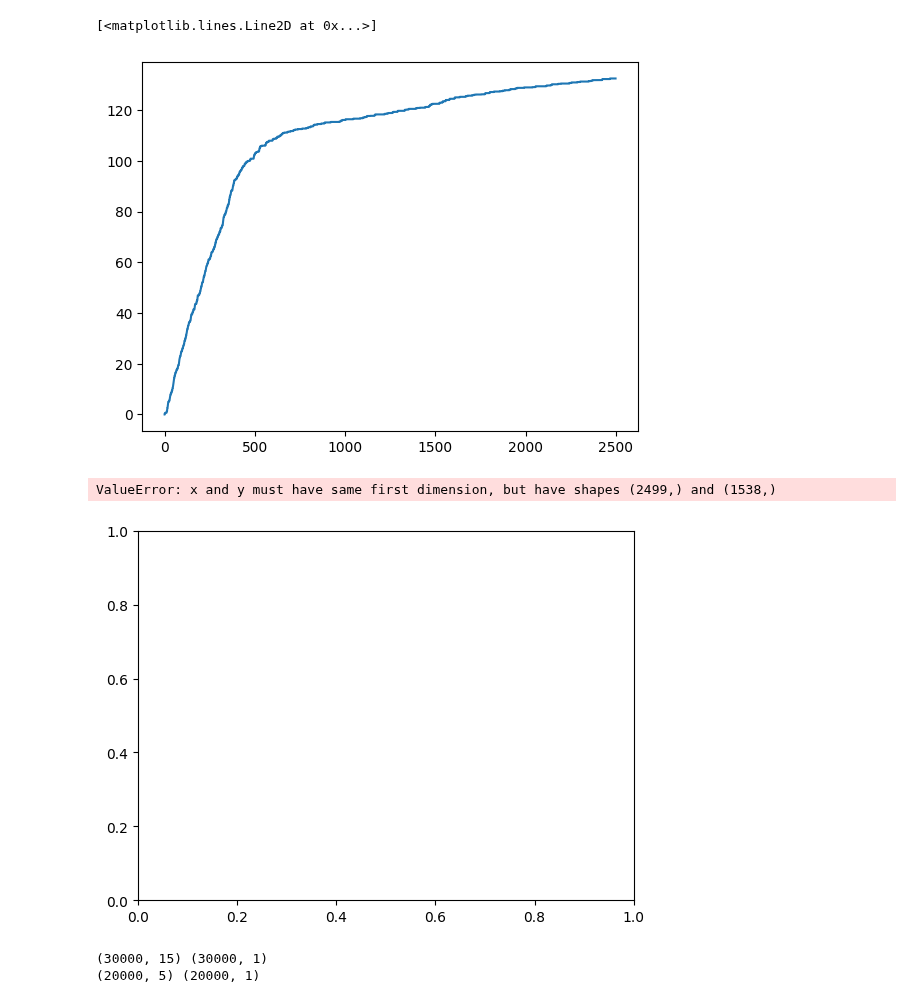
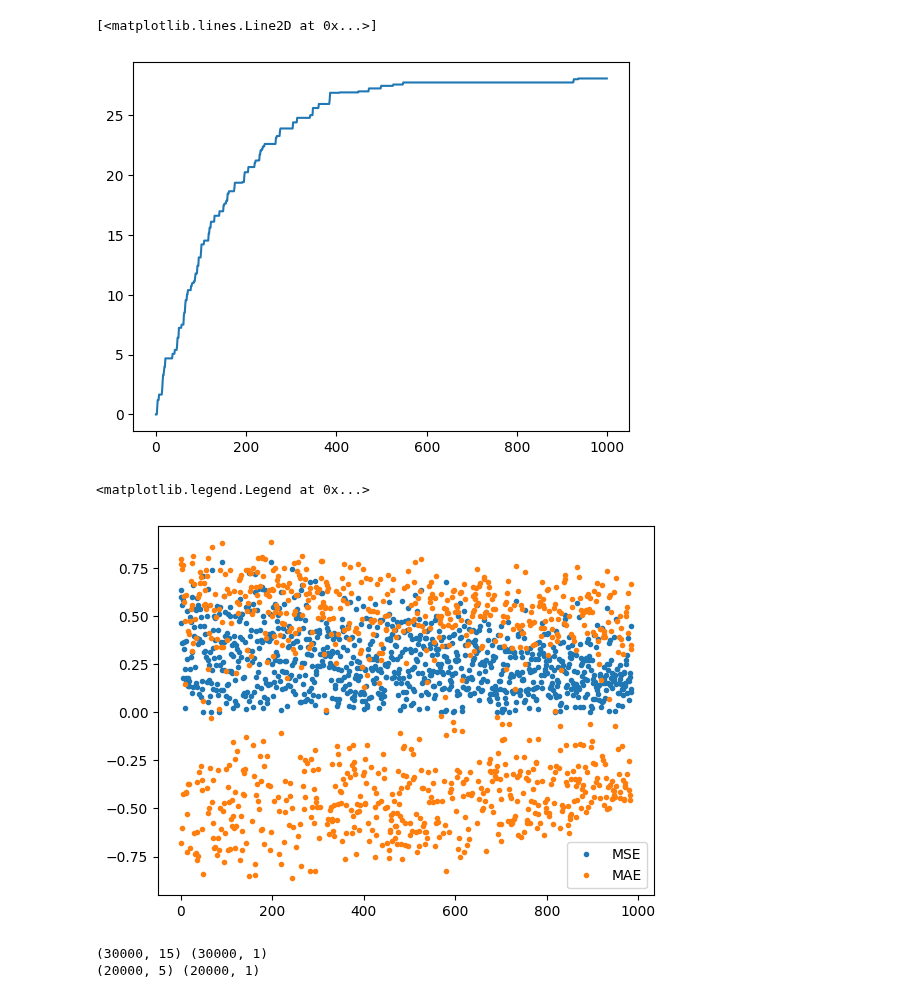
Before and after one commit to MaxHeuillet/neuralCBPside, a Jupyter notebook: benchmark_neural.ipynb, the cells around one changed output. Drawn from its saved outputs; the diff is of its cells as text; code cells hidden in the pictures.

Commit message:
experiments linear, quadratic, sinusoid

```diff
--- a/benchmark_neural.ipynb
+++ b/benchmark_neural.ipynb
@@ -118,24 +116,27 @@ import numpy as np
 import geometry_v3
 import cbpside
 
-horizon = 2500
+
+horizon = 1000
 lbd = 0.1
 game = games.apple_tasting( )
 
 size = 5
 w = np.array([1/size]*size)
-context_generator = synthetic_data.LinearContexts( w,'imbalanced' )
+# context_generator = synthetic_data.LinearContexts( w,'imbalanced' )
+# context_generator = synthetic_data.QuadraticContexts( w,'imbalanced' )
+context_generator = synthetic_data.SinusoidContexts( w,'imbalanced' )
 
 # w = np.array([0,1])
 # context_generator = ToyContexts()
 
-alg = neuralcbpside_v3.NeuralCBPside(game, 'theory', 1.01, lbd, 10, 'cuda:0' )
-eval2 = Evaluation(None, None, None, horizon, game, None, None)
-job2 = context_generator, 0
-cumRegret4, estimates = eval2.eval_policy_once(alg, game, job2)
+# alg = neuralcbpside_v3.NeuralCBPside(game, 'theory', 1.01, lbd, 5, 'cuda:0' )
+# eval2 = Evaluation(None, None, None, horizon, game, None, None)
+# job2 = context_generator, 0
+# cumRegret4, estimates = eval2.eval_policy_once(alg, game, job2)
 
-# alg = cbpside.CBPside( game,  1.01, lbd )
-# eval1 = Evaluation(None, None, None, horizon, game, None, None)
-# job1 = context_generator, 0
-# cumRegret1, estimates = eval1.eval_policy_once(alg, game, job1)
+alg = cbpside.CBPside( game,  1.01, lbd )
+eval1 = Evaluation(None, None, None, horizon, game, None, None)
+job1 = context_generator, 0
+cumRegret1, estimates = eval1.eval_policy_once(alg, game, job1)
 # %% [output]
@@ -160,4 +213,4 @@ factor [5.65104376] width [[0.02840767
 plt.plot( range(horizon) , np.cumsum(cumRegret4) )
 # %% [output]
 [<matplotlib.lines.Line2D at 0x...>]
-[figure, old version]
+[figure, new version]
@@ -164,32 +257,31 @@ plt.plot( range(horizon) , np.cumsum(cumRegret4) )
 # %%
 def MSE(y_true, y_pred):
 
     squared_diff = np.square(y_true - y_pred)
 
     mse = np.mean(squared_diff)
 
     return mse
 
 
 def MAE(y_true, y_pred):
 
     # Calculate absolute errors
     mae = y_true - y_pred
 
     return mae
 
-
 vec = np.array( estimates[1] )
 vec1 = np.array( [ MSE(i[1], i[0])   for i in vec ] )
 vec2 = np.array( [ MAE(i[1], i[0])   for i in vec ] )
 
-plt.plot( range(1,horizon), vec1 , '.', label = 'MSE')
-plt.plot( range(1,horizon), vec2 , '.', label = 'MAE')
+plt.plot( range( len(estimates[1] ) ), vec1 , '.', label = 'MSE')
+plt.plot( range(  len(estimates[1] ) ), vec2 , '.', label = 'MAE')
 plt.legend()
-plt.savefig('./NeuralDropout02_{}_{}.png'.format(lbd,horizon))
+# plt.savefig('./NeuralDropout02_{}_{}.png'.format(lbd,horizon))
 # %% [output]
-ValueError: x and y must have same first dimension, but have shapes (2499,) and (1538,)
+<matplotlib.legend.Legend at 0x...>
-[figure, old version]
+[figure, new version]
 # %%
 size = 5
 w = np.array([1/size]*size)
```
Also changed, not shown: parts of 13 cells of this notebook, 5 other files.
